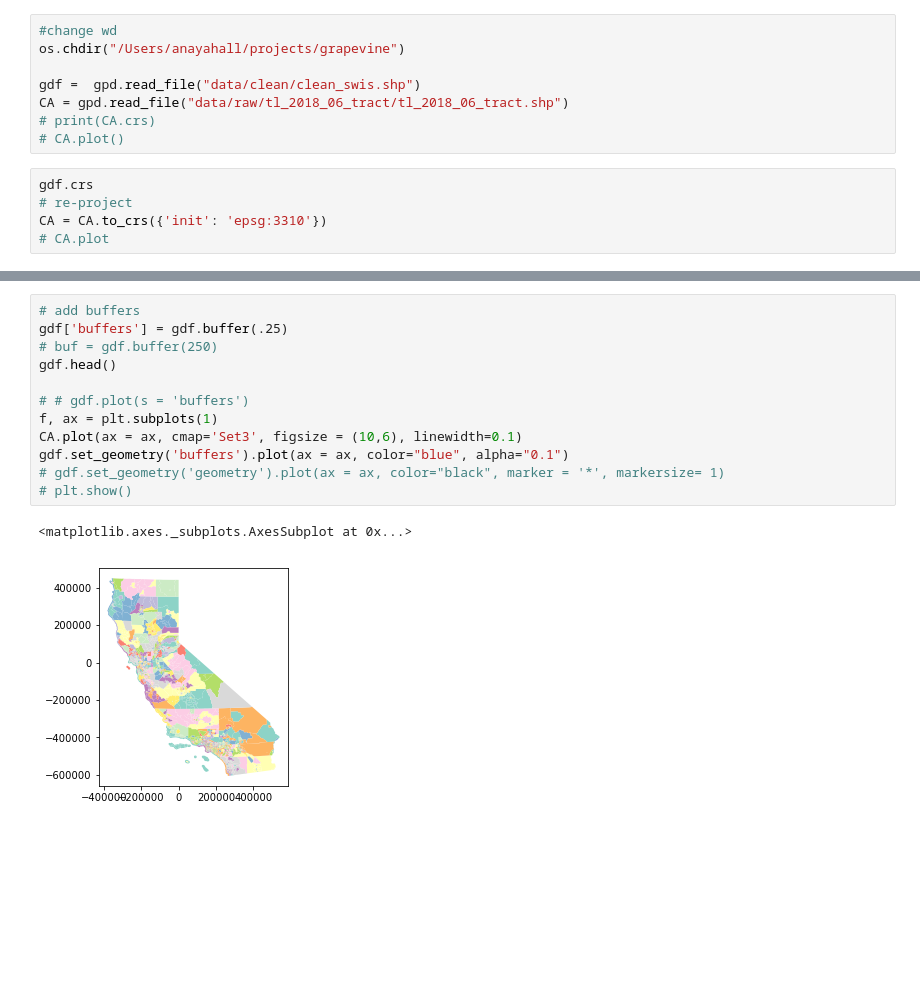
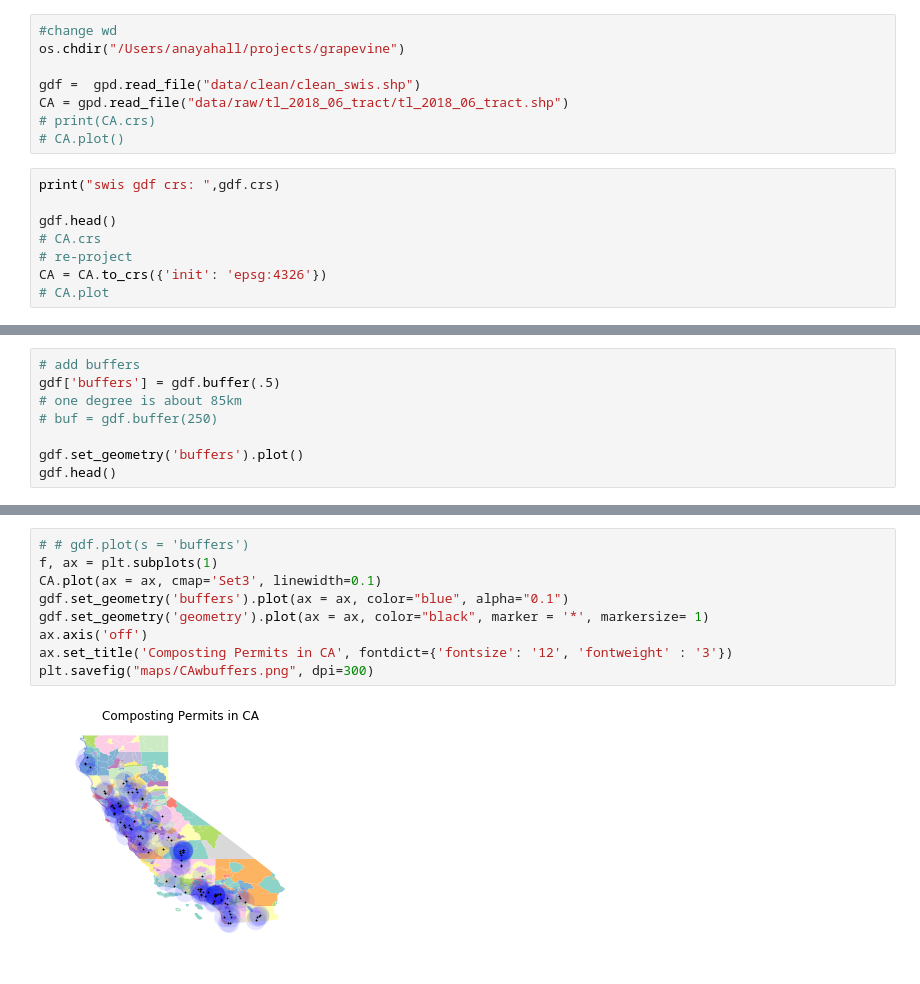
Before and after one commit to anayahall/grapevine, a Jupyter notebook: scripts/buffers.ipynb, the cells around one changed output, grey strips where cells are left out. Cells and saved outputs as stored; diff of their text form; blank space fills up the shorter version.

Commit message:
working on geometric buffers- kind of funky but placeholding

```diff
--- a/scripts/buffers.ipynb
+++ b/scripts/buffers.ipynb
@@ -21,8 +21,11 @@ CA = gpd.read_file("data/raw/tl_2018_06_tract/tl_2018_06_tract.shp")
 # print(CA.crs)
 # CA.plot()
 # %%
-gdf.crs
+print("swis gdf crs: ",gdf.crs)
+
+gdf.head()
+# CA.crs
 # re-project
-CA = CA.to_crs({'init': 'epsg:3310'})
+CA = CA.to_crs({'init': 'epsg:4326'})
 # CA.plot
 # %% [output]
@@ -37,0 +42,8 @@ gdf.head()
+# %%
+# add buffers
+gdf['buffers'] = gdf.buffer(.5)
+# one degree is about 85km
+# buf = gdf.buffer(250)
+
+gdf.set_geometry('buffers').plot()
+gdf.head()
@@ -38,16 +59,12 @@ gdf.head()
 # %%
-# add buffers
-gdf['buffers'] = gdf.buffer(.25)
-# buf = gdf.buffer(250)
-gdf.head()
-
 # # gdf.plot(s = 'buffers')
 f, ax = plt.subplots(1)
-CA.plot(ax = ax, cmap='Set3', figsize = (10,6), linewidth=0.1)
+CA.plot(ax = ax, cmap='Set3', linewidth=0.1)
 gdf.set_geometry('buffers').plot(ax = ax, color="blue", alpha="0.1")
-# gdf.set_geometry('geometry').plot(ax = ax, color="black", marker = '*', markersize= 1)
-# plt.show()
+gdf.set_geometry('geometry').plot(ax = ax, color="black", marker = '*', markersize= 1)
+ax.axis('off')
+ax.set_title('Composting Permits in CA', fontdict={'fontsize': '12', 'fontweight' : '3'})
+plt.savefig("maps/CAwbuffers.png", dpi=300)
 # %% [output]
-<matplotlib.axes._subplots.AxesSubplot at 0x...>
-[figure, old version]
+[figure, new version]
 # %%
```
Also changed, not shown: parts of 5 cells of this notebook, 4 other files.
